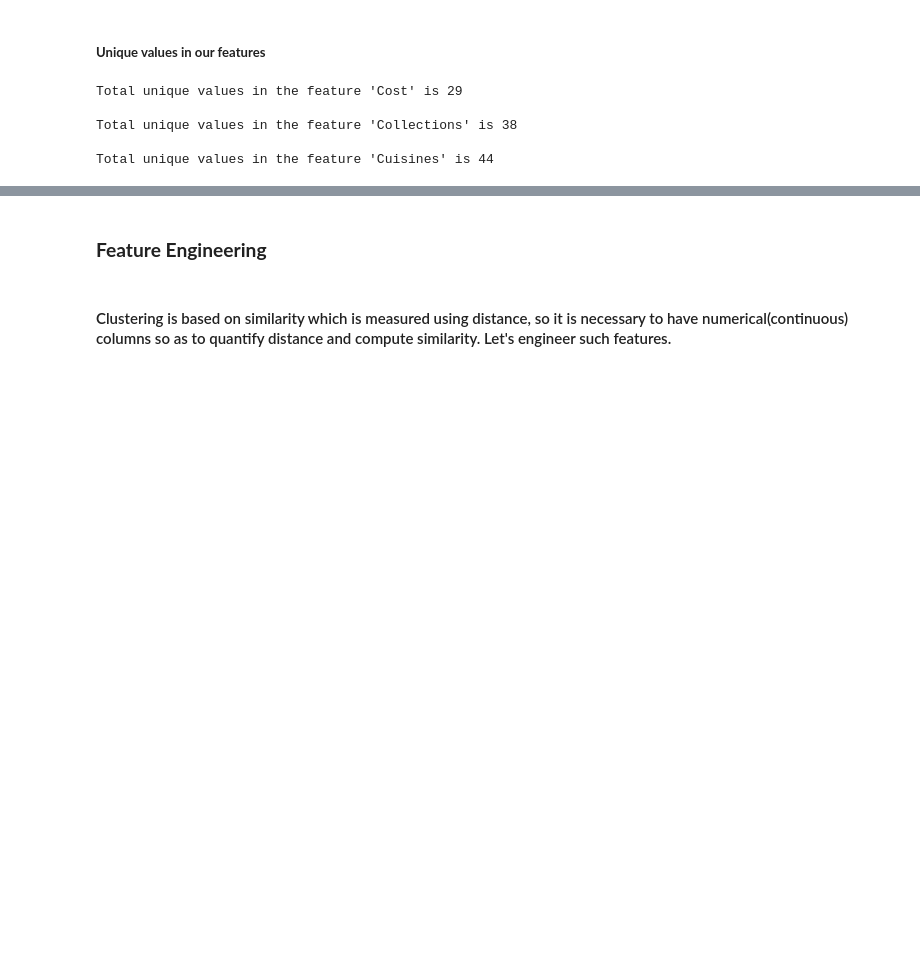
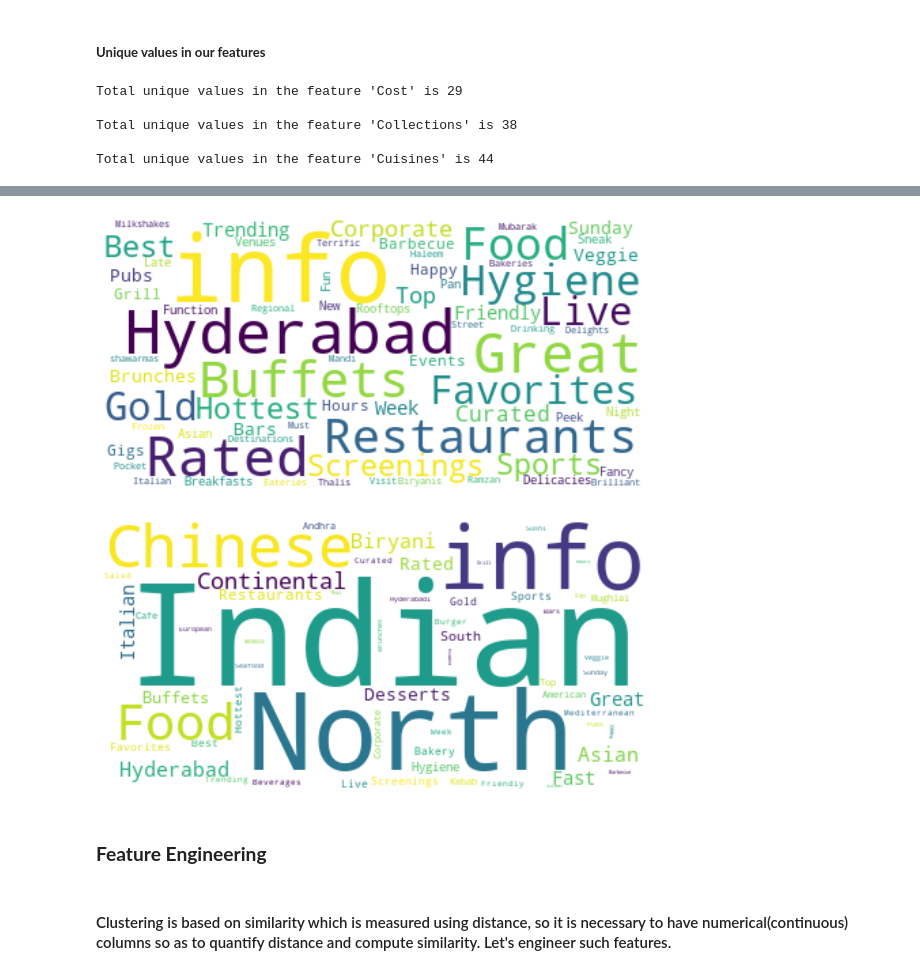
Before and after one commit to Selva-Subramanian/Zomato-restaurant-clustering-Sentiment-Analysis, a Jupyter notebook: ZOMATO_RESTAURANT_CLUSTERING_AND_SENTIMENT_ANALYSIS.ipynb, the cells around one changed output, grey strips where cells are left out. Saved outputs shown, nothing was run; the diff lists cells and outputs as text; code cells hidden in the pictures; blank space fills up the shorter version.

```diff
--- a/ZOMATO_RESTAURANT_CLUSTERING_AND_SENTIMENT_ANALYSIS.ipynb
+++ b/ZOMATO_RESTAURANT_CLUSTERING_AND_SENTIMENT_ANALYSIS.ipynb
@@ -122,5 +123,8 @@ df1 = df1.drop(['Links'], axis=1)
 # replace null values with a string
 df1 = df1.fillna('no info')
 df1['Timings'][30] = 'no info'
+# %%
+# change datatype of 'Cost' feature
+df1['Cost'] = df1['Cost'].apply(lambda x: int(x.replace(',','')))
 # %%
 # formatting the string in  Timings feature
@@ -207,0 +209,14 @@ unique_count
+# %%
+# text for word cloud generation
+features = ['Collections', 'Cuisines']
+feature_list = []
+for i in features:
+  df1[i].apply(lambda x: feature_list.extend(x))
+  if i == 'Collections':
+    collections_text = ','.join(feature_list)
+  else:
+    cuisines_text = ','.join(feature_list)
+
+# cost text
+cost_text = df1['Cost'].value_counts()
+cost_text.index = cost_text.index.map(str)
@@ -208,3 +234,18 @@ unique_count
+# %%
+# word cloud for 'Collections' and 'Cuisines'
+features = [collections_text, cuisines_text]
+for i in features:
+  # Creating word_cloud with text as argument in .generate() method
+  word_cloud = WordCloud(collocations = False, background_color = 'white').generate(i)
+
+  # Display the generated Word Cloud
+  plt.figure(figsize=(15,5))
+  plt.imshow(word_cloud, interpolation='bilinear')
+  plt.axis("off")
+  plt.show()
+# %% [output]
+[figure, added]
+[figure, added]
 # %% [markdown]
 ### <b> Feature Engineering
 # %% [markdown]
```
Also changed, not shown: parts of 6 cells of this notebook.
